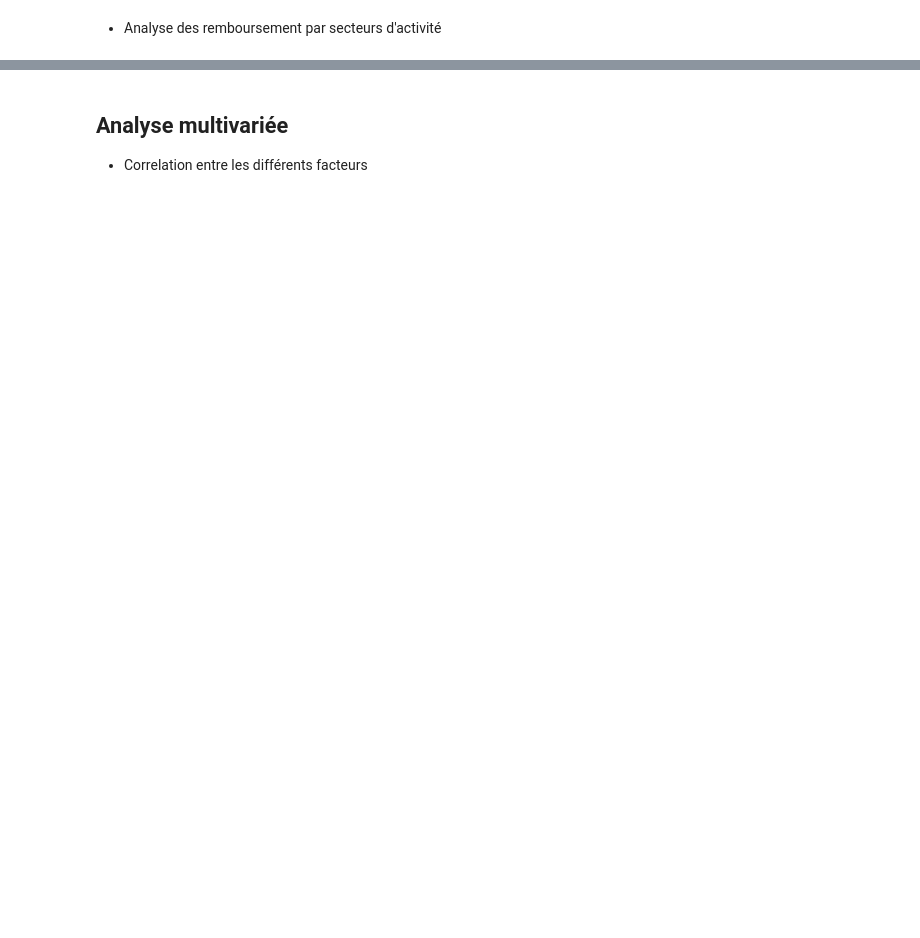
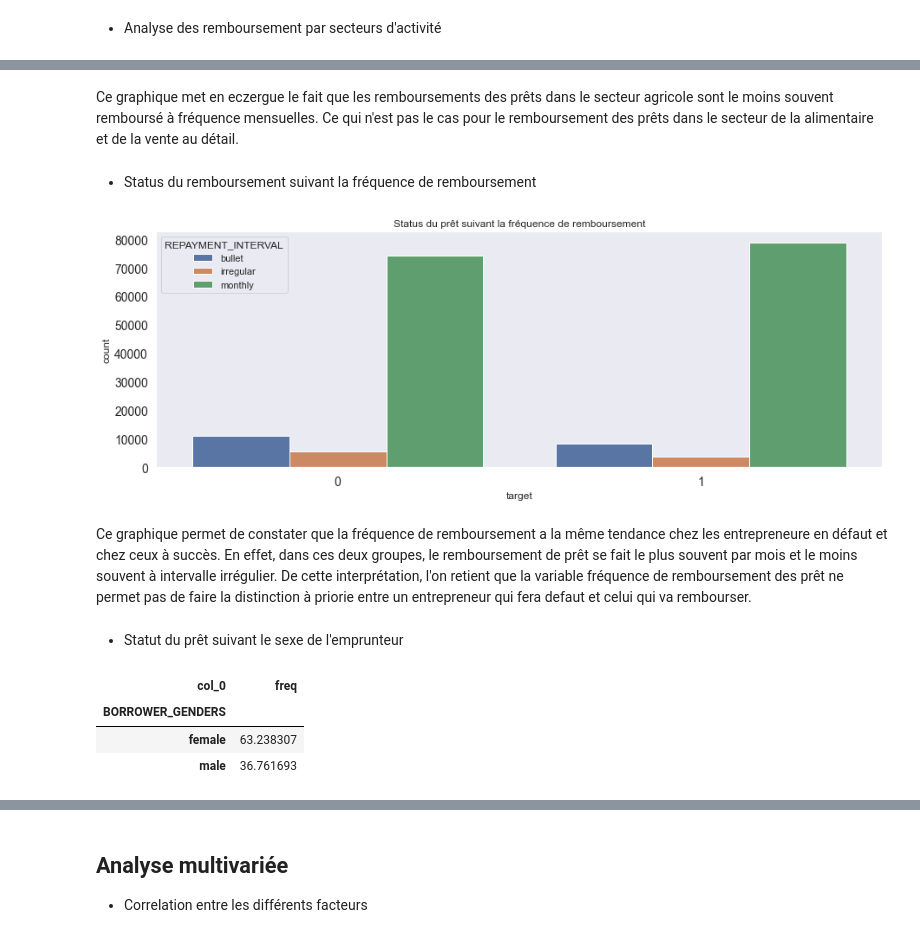
Before and after one commit to danisJIOGUE/Projet_Python, a Jupyter notebook: Python/Code_Python.ipynb, the cells around one changed output, grey strips where cells are left out. Saved outputs shown, nothing was run; the diff lists cells and outputs as text; code cells hidden in the pictures; blank space fills up the shorter version.

```diff
--- a/Python/Code_Python.ipynb
+++ b/Python/Code_Python.ipynb
@@ -1050,2 +1108,0 @@ loan_final.shape
-# %%
-loan_final['tokens'] = loan_final['LOAN_USE'].map(nltk.tokenize.word_tokenize,)
@@ -1054,2 +1108,0 @@ AttributeError: 'tuple' object has no attribute 'map'
-# %%
-loan_final['tokens'] = loan_final['LOAN_USE'].apply(nltk.word_tokenize)
@@ -1075,2 +1108,0 @@ LangDetectException: No features in text.
-# %%
-loan_final['lang'] = loan_final['LOAN_USE'].map(detect,)
@@ -1124,2 +1108,0 @@ True
-# %%
-loan_final['tokens'] = loan_final['LOAN_USE'].map(nltk.tokenize.word_tokenize,)
@@ -1143,0 +1125,20 @@ pd.crosstab(loan_final[sector_repayment[0]], loan_final[sector_repayment[1]]).st
+# %% [markdown]
+Ce graphique met en eczergue le fait que les remboursements des prêts dans le secteur agricole sont le moins souvent remboursé à fréquence mensuelles. Ce qui n'est pas le cas pour le remboursement des prêts dans le secteur de la alimentaire et de la vente au détail.
+# %% [markdown]
+* Status du remboursement suivant la fréquence de remboursement
+# %%
+f, ax = plt.subplots(figsize=(15, 5))
+sns.countplot(x="target", hue='REPAYMENT_INTERVAL', data=loan_final).set_title('Status du prêt suivant la fréquence de remboursement');
+# %% [output]
+[figure, added]
+# %% [markdown]
+Ce graphique permet de constater que la fréquence de remboursement a la même tendance chez les entrepreneure en défaut et chez ceux à succès. En effet, dans ces deux groupes, le remboursement de prêt se fait le plus souvent par mois et le moins souvent à intervalle irrégulier. De cette interprétation, l'on retient que la variable fréquence de remboursement des prêt ne permet pas de faire la distinction à priorie entre un entrepreneur qui  fera defaut et celui qui va rembourser.
+# %% [markdown]
+* Statut du prêt suivant le sexe de l'emprunteur
+# %%
+pd.crosstab(loan_final['BORROWER_GENDERS'],'freq').apply(lambda r: 100 * r/len(loan_final), axis=1)
+# %% [output]
+| col_0 | freq |
+| BORROWER_GENDERS |  |
+| female | 63.238307 |
+| male | 36.761693 |
```
Also changed, not shown: parts of 132 cells of this notebook.
